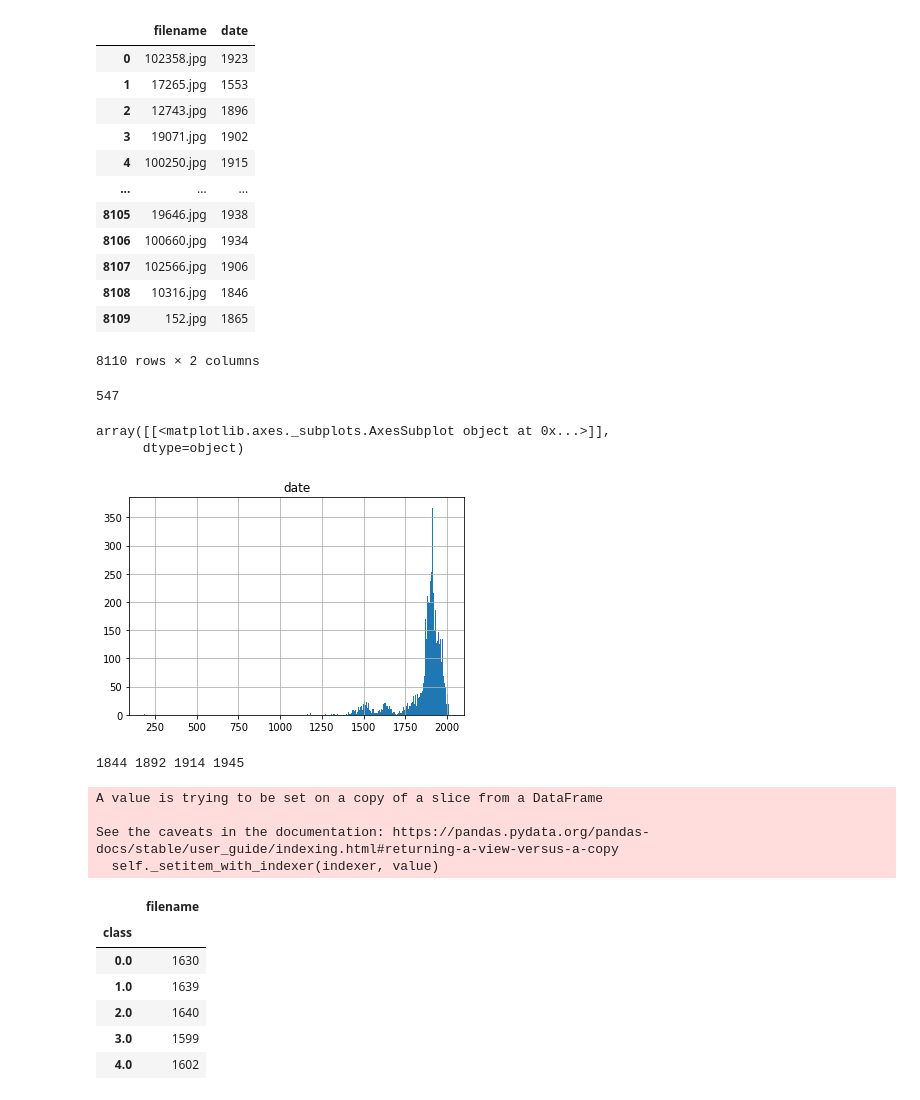
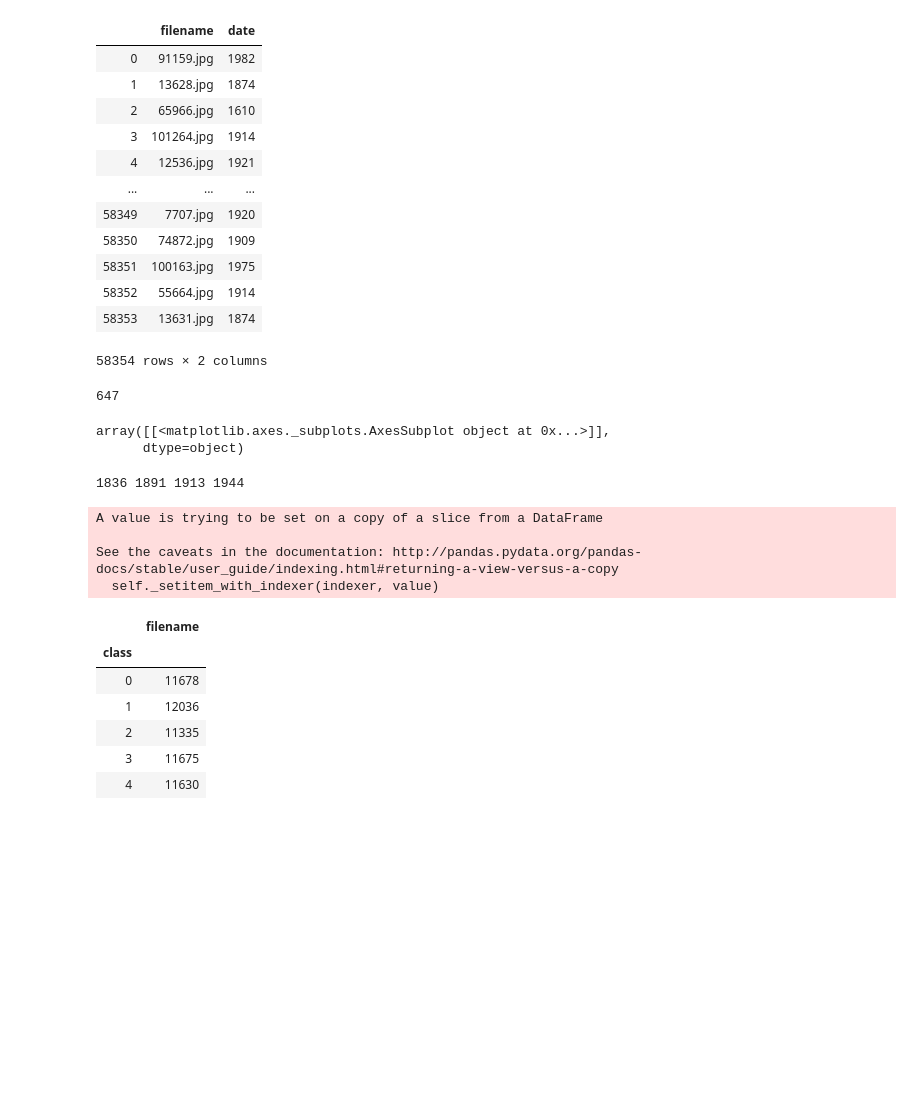
Before and after one commit to kinreehou/EE148-Artwork-Period-Prediction, a Jupyter notebook: visualizeData.ipynb, the cells around one changed output. Saved outputs shown, nothing was run; the diff lists cells and outputs as text; code cells hidden in the pictures; blank space fills up the shorter version.

```diff
--- a/visualizeData.ipynb
+++ b/visualizeData.ipynb
@@ -1,31 +1,30 @@
 # %%
 import pandas as pd
 import numpy as np
 
-df = pd.read_csv('train_1_info.csv')
+df = pd.read_csv('train_all_info.csv')
 # df.drop(columns=['filename'], inplace=True)
 display(df)
 print(df['date'].nunique())
 hist = df.hist(bins=df['date'].nunique())
 hist
 # %% [output]
 |  | filename | date |
-| 0 | 102358.jpg | 1923 |
-| 1 | 17265.jpg | 1553 |
-| 2 | 12743.jpg | 1896 |
-| 3 | 19071.jpg | 1902 |
-| 4 | 100250.jpg | 1915 |
+| 0 | 91159.jpg | 1982 |
+| 1 | 13628.jpg | 1874 |
+| 2 | 65966.jpg | 1610 |
+| 3 | 101264.jpg | 1914 |
+| 4 | 12536.jpg | 1921 |
 | ... | ... | ... |
-| 8105 | 19646.jpg | 1938 |
-| 8106 | 100660.jpg | 1934 |
-| 8107 | 102566.jpg | 1906 |
-| 8108 | 10316.jpg | 1846 |
-| 8109 | 152.jpg | 1865 |
+| 58349 | 7707.jpg | 1920 |
+| 58350 | 74872.jpg | 1909 |
+| 58351 | 100163.jpg | 1975 |
+| 58352 | 55664.jpg | 1914 |
+| 58353 | 13631.jpg | 1874 |
-8110 rows × 2 columns
+58354 rows × 2 columns
-547
+647
 array([[<matplotlib.axes._subplots.AxesSubplot object at 0x...>]],
       dtype=object)
-[figure, removed]
 # %%
 df.sort_values(by=['date'], inplace=True)
 length = len(df)
@@ -45,7 +44,7 @@ r4 = df.iloc[idx4]
 i4 = r4['date']
 print(i1,  i2, i3, i4)
 # %% [output]
-1844 1892 1914 1945
+1836 1891 1913 1944
 # %%
 df['class'] = np.zeros
 df['class'].loc[df['date'] <= i1] = 0
@@ -55,20 +54,20 @@ df['class'].loc[(df['date'] > i3) & (df['date'] <= i4)] = 3
 df['class'].loc[df['date'] > i4] = 4
 df.drop(columns=['date'], inplace=True)
 df['class'] = df['class'].astype(int)
-df.to_csv('train_1_classes.csv', index = False, header=True)
+df.to_csv('train_all_classes.csv', index = False, header=True)
 df.groupby('class').count()
 # %% [output]
 A value is trying to be set on a copy of a slice from a DataFrame
 
-See the caveats in the documentation: https://pandas.pydata.org/pandas-docs/stable/user_guide/indexing.html#returning-a-view-versus-a-copy
+See the caveats in the documentation: http://pandas.pydata.org/pandas-docs/stable/user_guide/indexing.html#returning-a-view-versus-a-copy
   self._setitem_with_indexer(indexer, value)
 |  | filename |
 | class |  |
-| 0.0 | 1630 |
-| 1.0 | 1639 |
-| 2.0 | 1640 |
-| 3.0 | 1599 |
-| 4.0 | 1602 |
+| 0 | 11678 |
+| 1 | 12036 |
+| 2 | 11335 |
+| 3 | 11675 |
+| 4 | 11630 |
 # %%
 df
 # %% [output]
```
Also changed, not shown: parts of 1 cell of this notebook, 10 other files.
